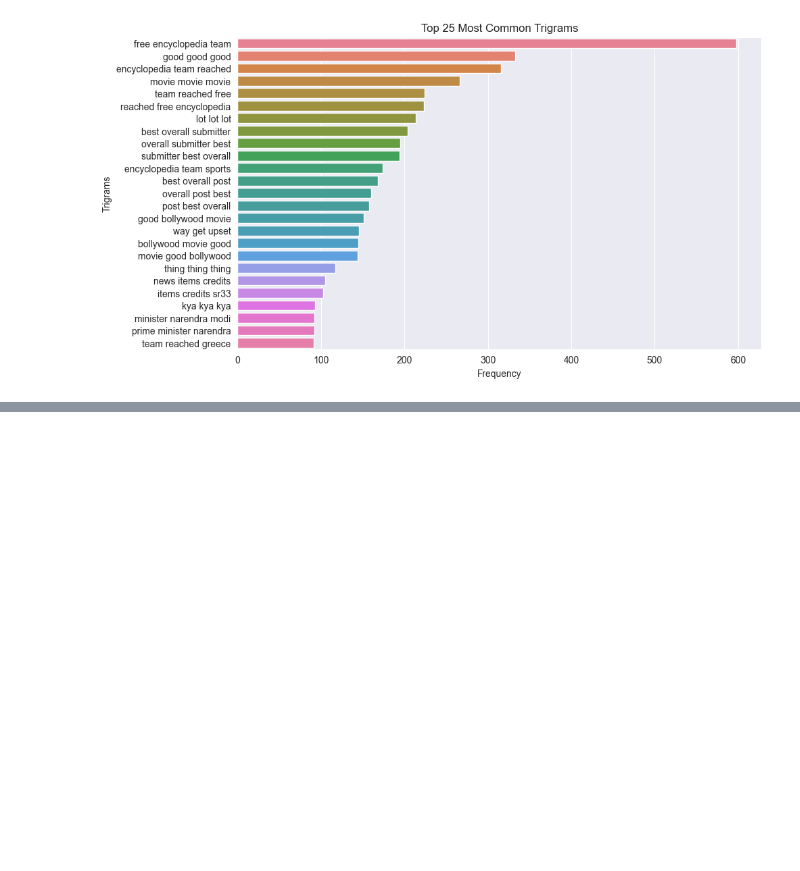
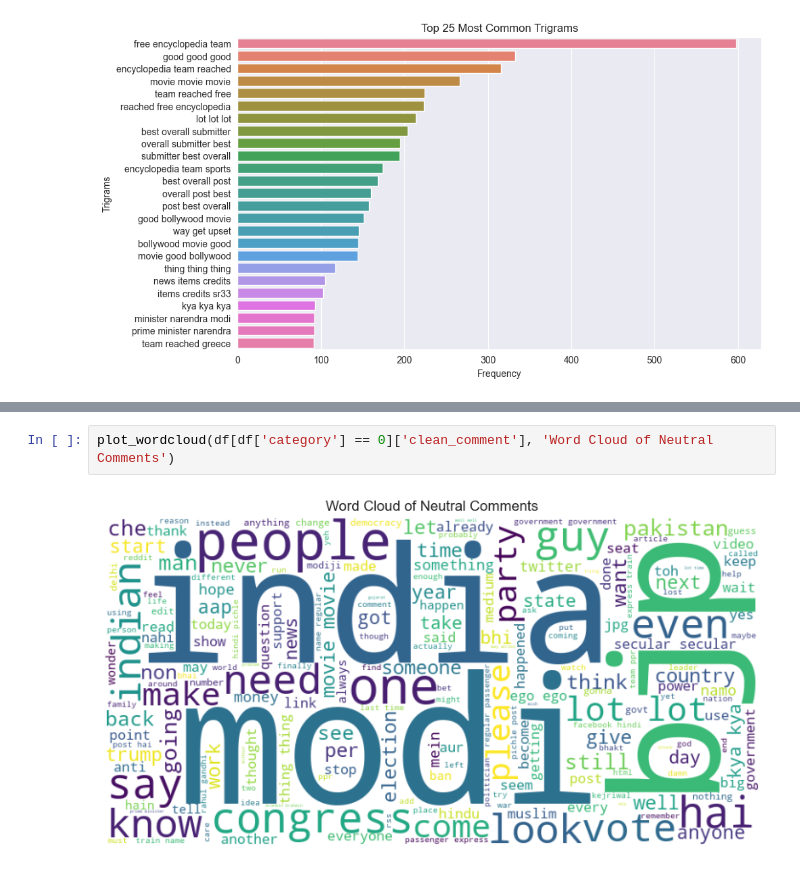
Before and after one commit to samuel-oluwemimo/youtube_sentiment_analysis, a Jupyter notebook: notebooks/01_E.D.A_&_Preprocessing.ipynb, the cells around one changed output, grey strips where cells are left out. Saved outputs shown, nothing was run; the diff lists cells and outputs as text; blank space fills up the shorter version.

```diff
--- a/notebooks/01_E.D.A_&_Preprocessing.ipynb
+++ b/notebooks/01_E.D.A_&_Preprocessing.ipynb
@@ -333,0 +390,4 @@ plt.show()
+# %%
+plot_wordcloud(df[df['category'] == 0]['clean_comment'], 'Word Cloud of Neutral Comments')
+# %% [output]
+[figure, added]
```
Also changed, not shown: parts of 10 cells of this notebook.
